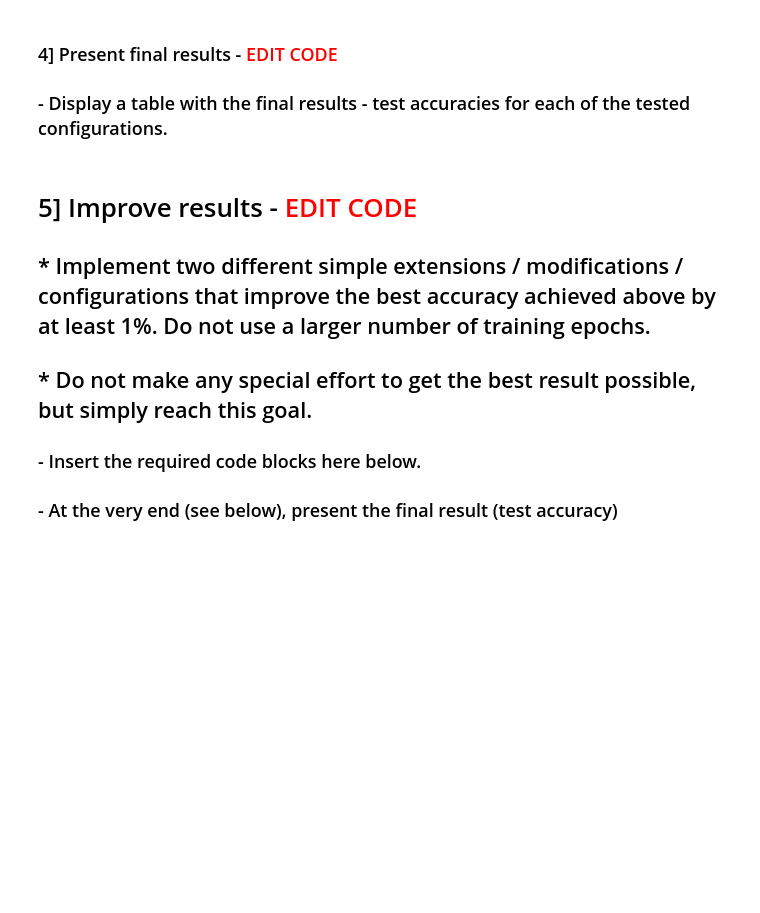
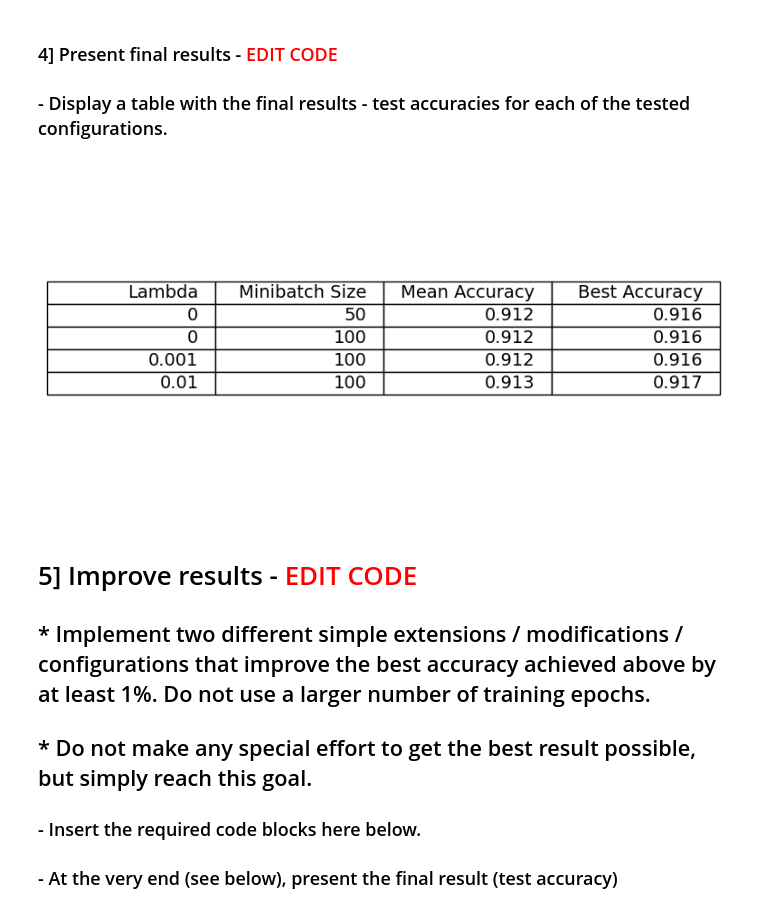
Before and after one commit to MacDucky/ComputerVision, a Jupyter notebook: assignment_3/assignment_03.ipynb, the cells around one changed output. Saved outputs shown, nothing was run; the diff lists cells and outputs as text; code cells hidden in the pictures; blank space fills up the shorter version.

```diff
--- a/assignment_3/assignment_03.ipynb
+++ b/assignment_3/assignment_03.ipynb
@@ -589,3 +643,33 @@ here...
+# %%
+mean_test_accuracy_minibatch = np.mean(test_accuracy_minibatch, axis=-1)
+best_test_accuracy_minibatch = np.max(test_accuracy_minibatch, axis=-1)
+mean_test_accuracy_weight_decay = np.mean(test_accuracy_weight_decay, axis=-1)
+best_test_accuracy_weight_decay = np.max(test_accuracy_weight_decay, axis=-1)
+table_data = [
+    ['Lambda', 'Minibatch Size', 'Mean Accuracy', 'Best Accuracy'],
+    [0, 50, round(mean_test_accuracy_minibatch[0],3), round(best_test_accuracy_minibatch[0],3)],
+    [0, 100, round(mean_test_accuracy_minibatch[1], 3), round(best_test_accuracy_minibatch[1], 3)],
+    [0.001, 100, round(mean_test_accuracy_weight_decay[0], 3), round(best_test_accuracy_weight_decay[0], 3)],
+    [0.01, 100, round(mean_test_accuracy_weight_decay[1], 3), round(best_test_accuracy_weight_decay[1], 3)]
+]
+
+# Create a figure and axis
+fig, ax = plt.subplots()
+
+# Create the table
+table = ax.table(cellText=table_data, loc='center')
+
+# Format the table cells
+table.set_fontsize(14)
+table.scale(1.5, 1.5)  # Increase cell size
+
+# Hide axis
+ax.axis('off')
+
+# Display the table
+plt.show()
+# %% [output]
+[figure, added]
 # %% [markdown]
 # 5] Improve results - <font color='red'>EDIT CODE</font>
 ## * Implement two different simple extensions / modifications / configurations that improve the best accuracy achieved above by at least 1%. Do not use a larger number of training epochs.
```
Also changed, not shown: parts of 7 cells of this notebook.
